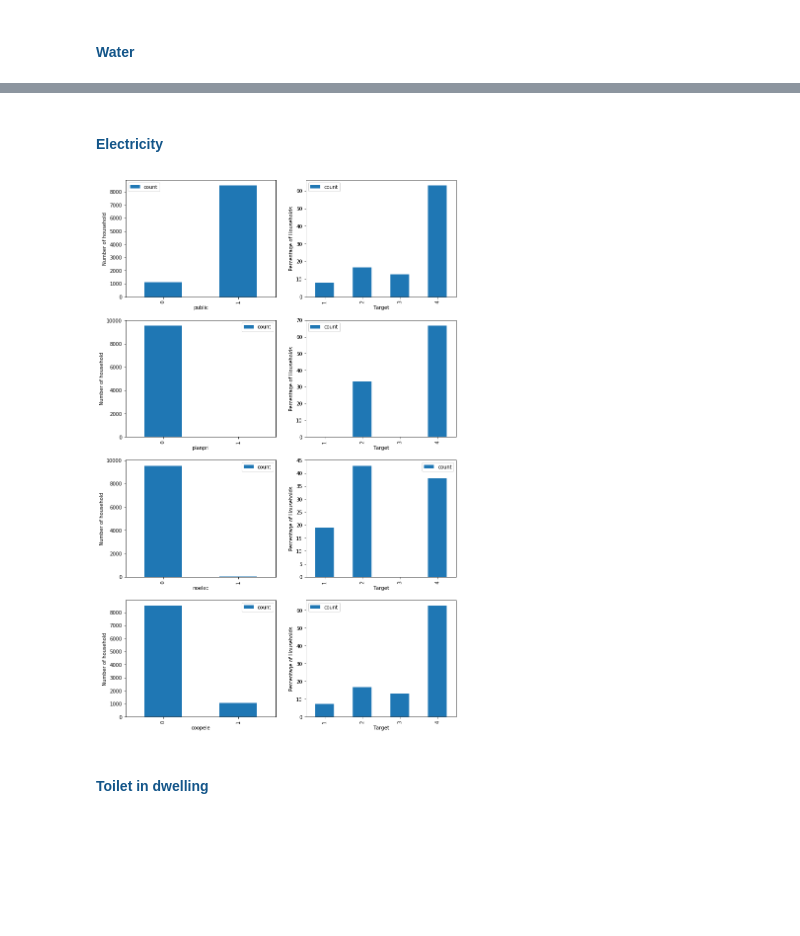
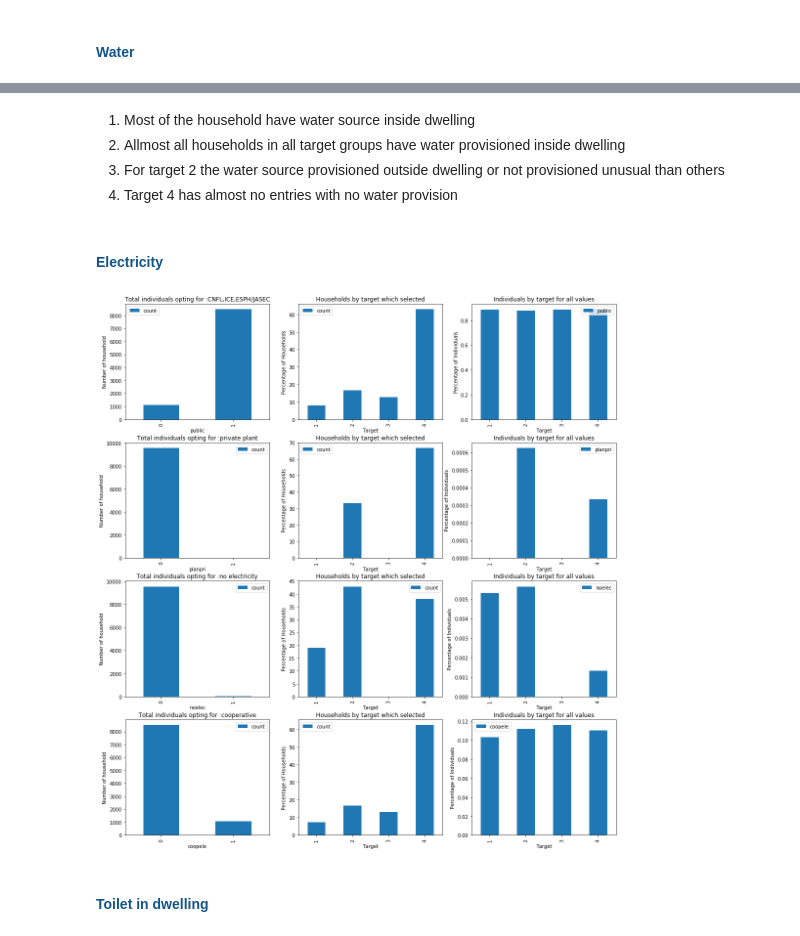
Before and after one commit to mayankaggarwal/MyLearning, a Jupyter notebook: competitions/kaggle/CostoRiconHVP/CostoReconHouseholdPovertyPrediction.ipynb, the cells around one changed output, grey strips where cells are left out. Saved outputs shown, nothing was run; the diff lists cells and outputs as text; code cells hidden in the pictures; blank space fills up the shorter version.

```diff
--- a/competitions/kaggle/CostoRiconHVP/CostoReconHouseholdPovertyPrediction.ipynb
+++ b/competitions/kaggle/CostoRiconHVP/CostoReconHouseholdPovertyPrediction.ipynb
@@ -646,29 +646,41 @@ del(temp1)
 # %% [markdown]
 ####  <font color='#135589'>Water</font>
 # %%
-fig = plt.figure(figsize=(12,16))
+fig = plt.figure(figsize=(18,16))
 watersources = ['abastaguadentro','abastaguafuera','abastaguano']
+watersourcesmeaning = {'abastaguadentro':'Inside Dwelling','abastaguafuera':'Outside Dwelling','abastaguano':'No provision'}
 i = 1
 for col in watersources:
     temp1 = df_train.groupby(col).agg({'Id':'count'}).reset_index()
     temp1.drop(columns=[col],inplace=True)
     temp1.columns = ['count']
-    ax1 = fig.add_subplot(3,2,i)
-    ax1.set_xlabel(col)
+    ax1 = fig.add_subplot(len(watersources),3,i)
+    ax1.set_xlabel(watersourcesmeaning[col])
     ax1.set_ylabel('Number of household')
+    ax1.set_title('Total individuals opting for :' + str(watersourcesmeaning[col]))
     temp1.plot(kind='bar',ax=ax1)
 
     temp2 = df_train.groupby('Target').agg({col:'sum'}).reset_index()
     temp2[col] = (temp2[col]/temp2[col].sum())*100
     temp2.set_index('Target',inplace=True)
     temp2.columns = ['count']
-    ax2 = fig.add_subplot(3,2,i+1)
+    ax2 = fig.add_subplot(len(watersources),3,i+1)
     ax2.set_xlabel('Poverty Condition')
     ax2.set_ylabel('Percentage of Households')
+    ax2.set_title('Households by target which selected :' + str(watersourcesmeaning[col]))
     temp2.plot(kind='bar',ax=ax2)
+
+    temp3 = df_train.groupby('Target').agg({col:'mean'}).reset_index()
+    temp3.set_index('Target',inplace=True)
+    ax3 = fig.add_subplot(len(watersources),3,i+2)
+    ax3.set_xlabel('Poverty Condition')
+    ax3.set_ylabel('Percentage of Individuals')
+    ax3.set_title('Individuals by target for all values for :' + str(watersourcesmeaning[col]))
+    temp3.plot(kind='bar',ax=ax3)
     del(temp1)
     del(temp2)
-    i = i+2
+    del(temp3)
+    i = i+3
 
 #temp2 = pd.crosstab(df_train['abastaguadentro'],df_train['Target'])
 #temp2 = temp2.reset_index().drop(columns=['abastaguadentro']);
@@ -683,31 +695,48 @@ for col in watersources:
+# %% [markdown]
+1. Most of the household have water source inside dwelling
+2. Allmost all households in all target groups have water provisioned inside dwelling
+3. For target 2 the water source provisioned outside dwelling or not provisioned unusual than others
+4. Target 4 has almost no entries with no water provision
 # %% [markdown]
 #### <font color='#135589'>Electricity</font>
 # %%
-fig = plt.figure(figsize=(12,20))
+fig = plt.figure(figsize=(18,20))
 electricitySources = ['public','planpri','noelec','coopele']
+electricitySourcesmeaning = {'public':'CNFL,ICE,ESPH/JASEC','planpri':'private plant','noelec':'no electricity','coopele':'cooperative'}
 i = 1
 for col in electricitySources:
     temp1 = df_train.groupby(col).agg({'Id':'count'}).reset_index()
     temp1.drop(columns=[col],inplace=True)
     temp1.columns = ['count']
-    ax1 = fig.add_subplot(len(electricitySources),2,i)
+    ax1 = fig.add_subplot(len(electricitySources),3,i)
     ax1.set_xlabel(col)
     ax1.set_ylabel('Number of household')
+    ax1.set_title('Total individuals opting for :' + str(electricitySourcesmeaning[col]))
     temp1.plot(kind='bar',ax=ax1)
 
     temp2 = df_train.groupby('Target').agg({col:'sum'}).reset_index()
     temp2[col] = (temp2[col]/temp2[col].sum())*100
     temp2.set_index('Target',inplace=True)
     temp2.columns = ['count']
-    ax2 = fig.add_subplot(len(electricitySources),2,i+1)
+    ax2 = fig.add_subplot(len(electricitySources),3,i+1)
     ax2.set_xlabel('Poverty Condition')
     ax2.set_ylabel('Percentage of Households')
+    ax2.set_title('Households by target which selected')
     temp2.plot(kind='bar',ax=ax2)
+
+    temp3 = df_train.groupby('Target').agg({col:'mean'}).reset_index()
+    temp3.set_index('Target',inplace=True)
+    ax3 = fig.add_subplot(len(electricitySources),3,i+2)
+    ax3.set_xlabel('Poverty Condition')
+    ax3.set_ylabel('Percentage of Individuals')
+    ax3.set_title('Individuals by target for all values')
+    temp3.plot(kind='bar',ax=ax3)
     del(temp1)
     del(temp2)
-    i = i+2
+    del(temp3)
+    i = i+3
 # %% [output]
-[figure, old version]
+[figure, new version]
 # %% [markdown]
 #### <font color='#135589'>Toilet in dwelling</font>
 # %%
```
Also changed, not shown: parts of 8 cells of this notebook.
